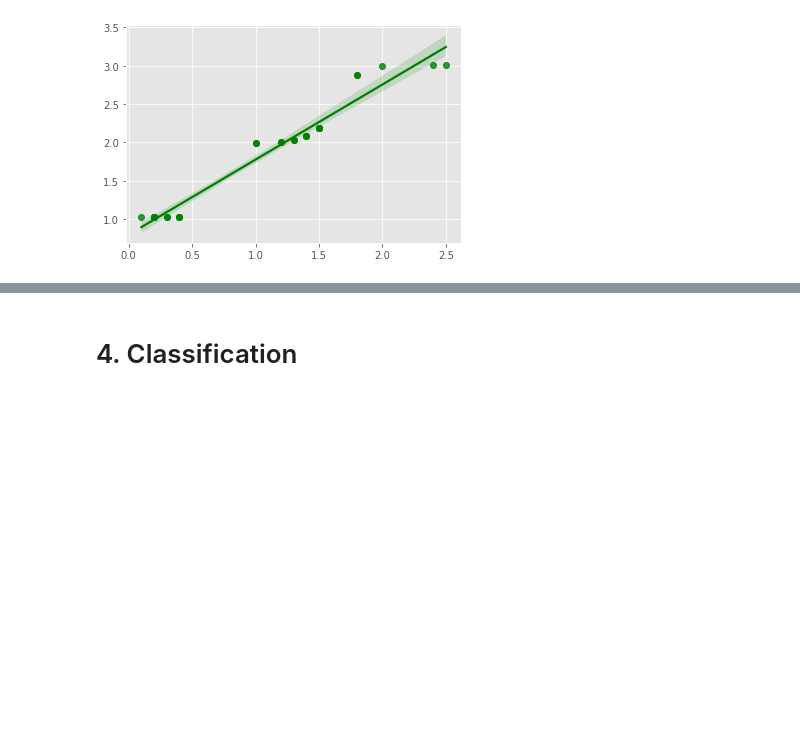
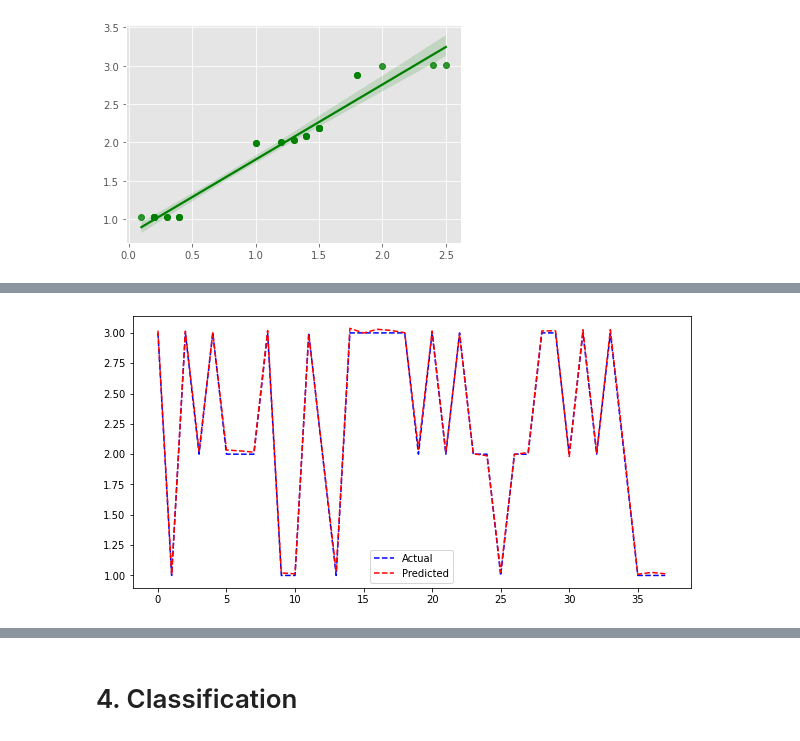
Before and after one commit to kunalavghade/Machine-Learning, a Jupyter notebook: Machine_Learning.ipynb, the cells around one changed output, grey strips where cells are left out. Saved outputs shown, nothing was run; the diff lists cells and outputs as text; code cells hidden in the pictures; blank space fills up the shorter version.

```diff
--- a/Machine_Learning.ipynb
+++ b/Machine_Learning.ipynb
@@ -230,0 +267,3 @@ sns.regplot(x=x_test, y=y_pred, color="g")
+# %%
+dnorm = (data-data.min())/(data.max()-data.min())
+dnorm.isna().sum()
@@ -230,0 +280,9 @@ sns.regplot(x=x_test, y=y_pred, color="g")
+# %%
+target = data.pop('Species')
+y = target.values
+x = dnorm.values
+# %%
+from sklearn.model_selection import train_test_split
+
+x_train,x_test,y_train,y_test = train_test_split(x,y)
+x_train.shape,y_train.shape
@@ -230,0 +293,7 @@ sns.regplot(x=x_test, y=y_pred, color="g")
+# %%
+model = keras.models.Sequential([
+                                 keras.layers.Dense(16, activation = 'relu',input_shape=(6,)),
+                                 keras.layers.Dense(1)
+                                 ])
+model.compile(loss = "mae",optimizer = 'sgd')
+history = model.fit(x_train,y_train,epochs=1000,verbose=0)
@@ -230,0 +306,10 @@ sns.regplot(x=x_test, y=y_pred, color="g")
+# %%
+x_new = x_test[:50]
+pred =  model.predict(x_new)
+plt.figure(figsize = (10,5))
+plt.plot(np.arange(0,len(x_new),1),y_test[:50],'b--',label='Actual')
+plt.plot(np.arange(0,len(x_new),1),pred,'r--',label='Predicted')
+plt.legend()
+plt.show()
+# %% [output]
+[figure, added]
```
Also changed, not shown: parts of 19 cells of this notebook.
